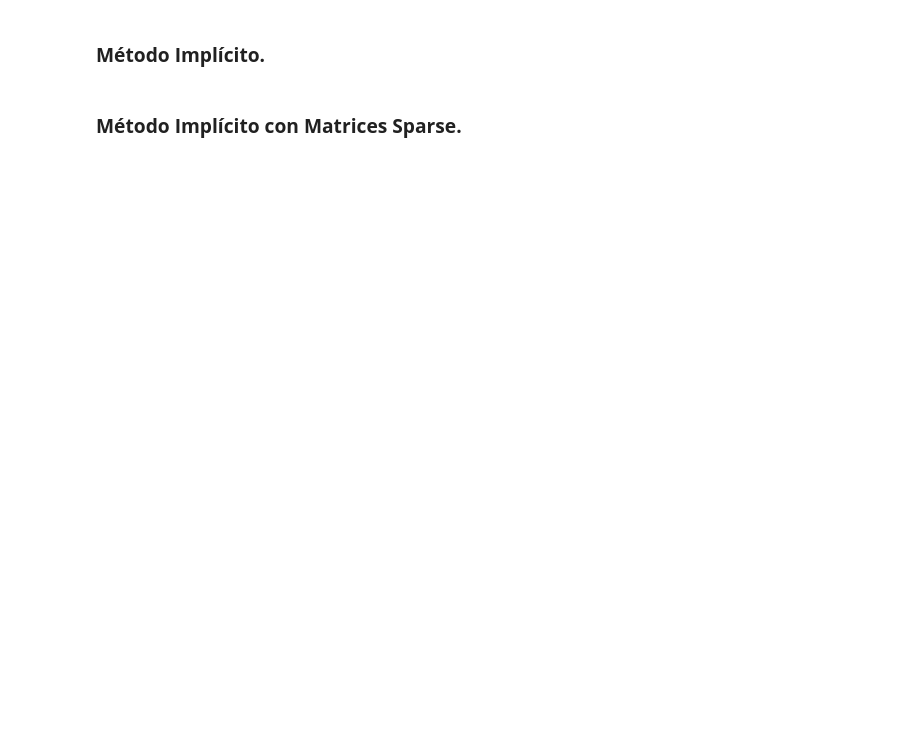
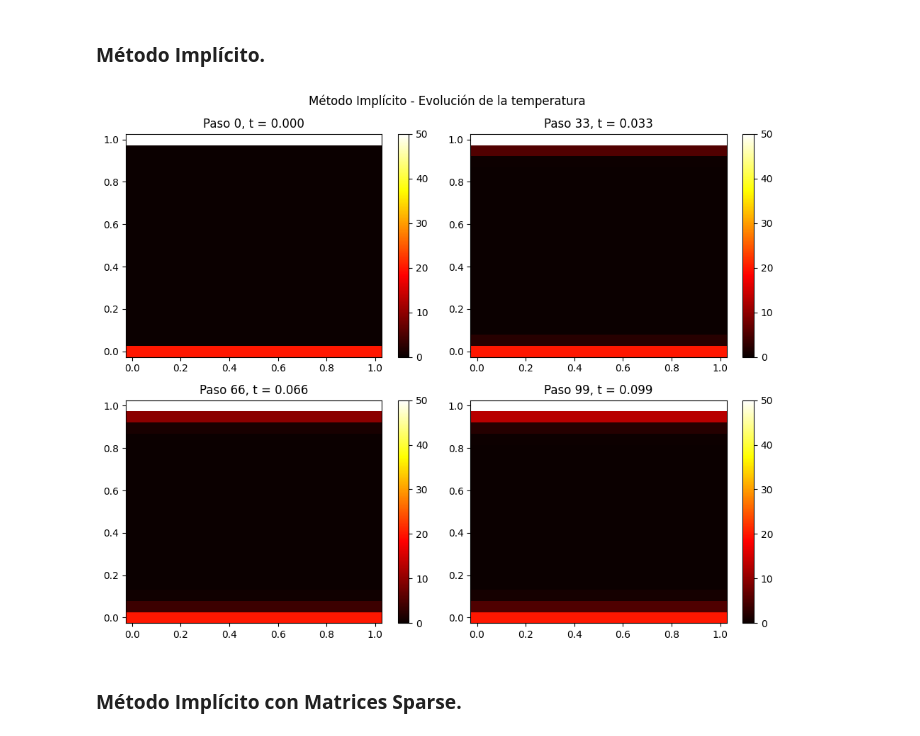
Before and after one commit to mgonzalz/sn_talleres, a Jupyter notebook: notebooks/informe-02__ecuacion-calor.ipynb, the cells around one changed output. Drawn from its saved outputs; the diff is of its cells as text; code cells hidden in the pictures; blank space fills up the shorter version.

Commit message:
mismo resultado modificar graficas

```diff
--- a/notebooks/informe-02__ecuacion-calor.ipynb
+++ b/notebooks/informe-02__ecuacion-calor.ipynb
@@ -240,2 +293,32 @@ plt.show()
+# %%
+# Parámetros
+Nx = Ny = 20
+Lx = Ly = 1.0
+alpha = 0.01
+dx = Lx / (Nx - 1)
+dy = Ly / (Ny - 1)
+dt = 0.001
+T_max = 0.1
+Nt = int(T_max / dt)
+
+resultados = metodo_implicito_2D(Nx, Ny, alpha, dx, dy, dt, Nt)
+
+x = np.linspace(0, Lx, Nx)
+y = np.linspace(0, Ly, Ny)
+X, Y = np.meshgrid(x, y)
+
+fig, axes = plt.subplots(2, 2, figsize=(10, 8))
+tiempos = list(resultados.keys())
+
+for ax, n in zip(axes.flat, tiempos):
+    im = ax.pcolormesh(X, Y, resultados[n].T, shading='auto', cmap='hot')
+    ax.set_title(f"Paso {n}, t = {n*dt:.3f}")
+    fig.colorbar(im, ax=ax)
+
+plt.suptitle("Método Implícito - Evolución de la temperatura")
+plt.tight_layout()
+plt.show()
+# %% [output]
+[figure, added]
 # %% [markdown]
 ### **Método Implícito con Matrices Sparse.**
```
Also changed, not shown: parts of 4 cells of this notebook.
